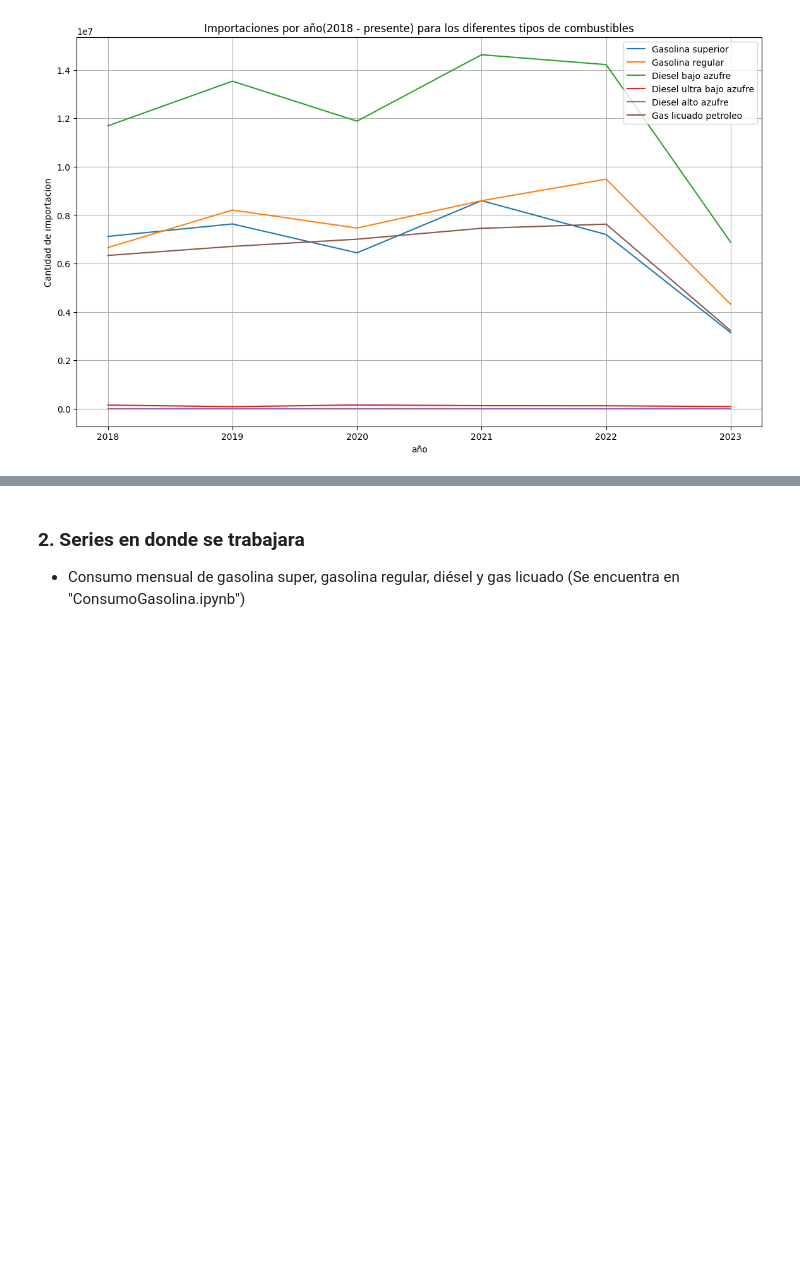
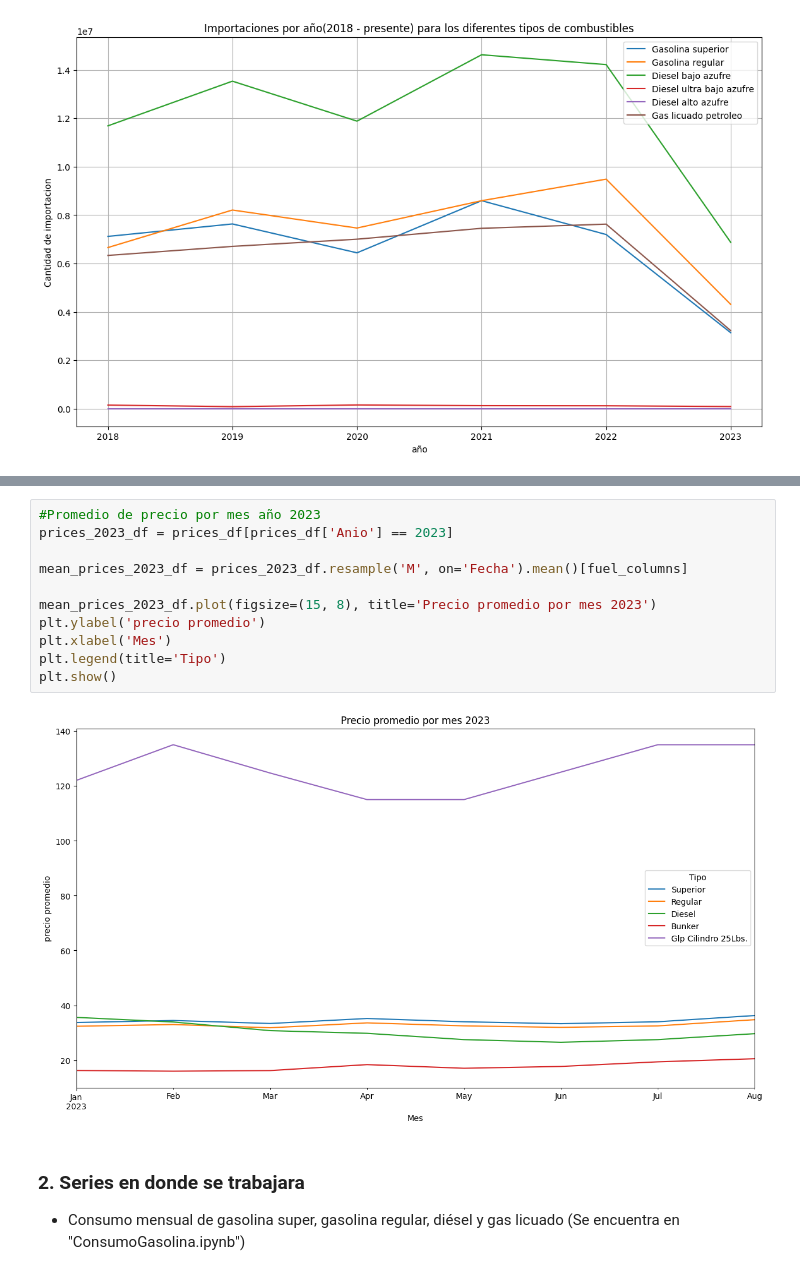
Before and after one commit to CrisLayB/DataScience_Lab02, a Jupyter notebook: 1_&_2_ExploratoryAnalysis.ipynb, the cells around one changed output, grey strips where cells are left out. Cells and saved outputs as stored; diff of their text form; blank space fills up the shorter version.

```diff
--- a/1_&_2_ExploratoryAnalysis.ipynb
+++ b/1_&_2_ExploratoryAnalysis.ipynb
@@ -211,3 +229,16 @@ plt.show()
+# %%
+#Promedio de precio por mes año 2023
+prices_2023_df = prices_df[prices_df['Anio'] == 2023]
+
+mean_prices_2023_df = prices_2023_df.resample('M', on='Fecha').mean()[fuel_columns]
+
+mean_prices_2023_df.plot(figsize=(15, 8), title='Precio promedio por mes 2023')
+plt.ylabel('precio promedio')
+plt.xlabel('Mes')
+plt.legend(title='Tipo')
+plt.show()
+# %% [output]
+[figure, added]
 # %% [markdown]
 ### 2. Series en donde se trabajara
 
```
Also changed, not shown: parts of 1 cell of this notebook.
